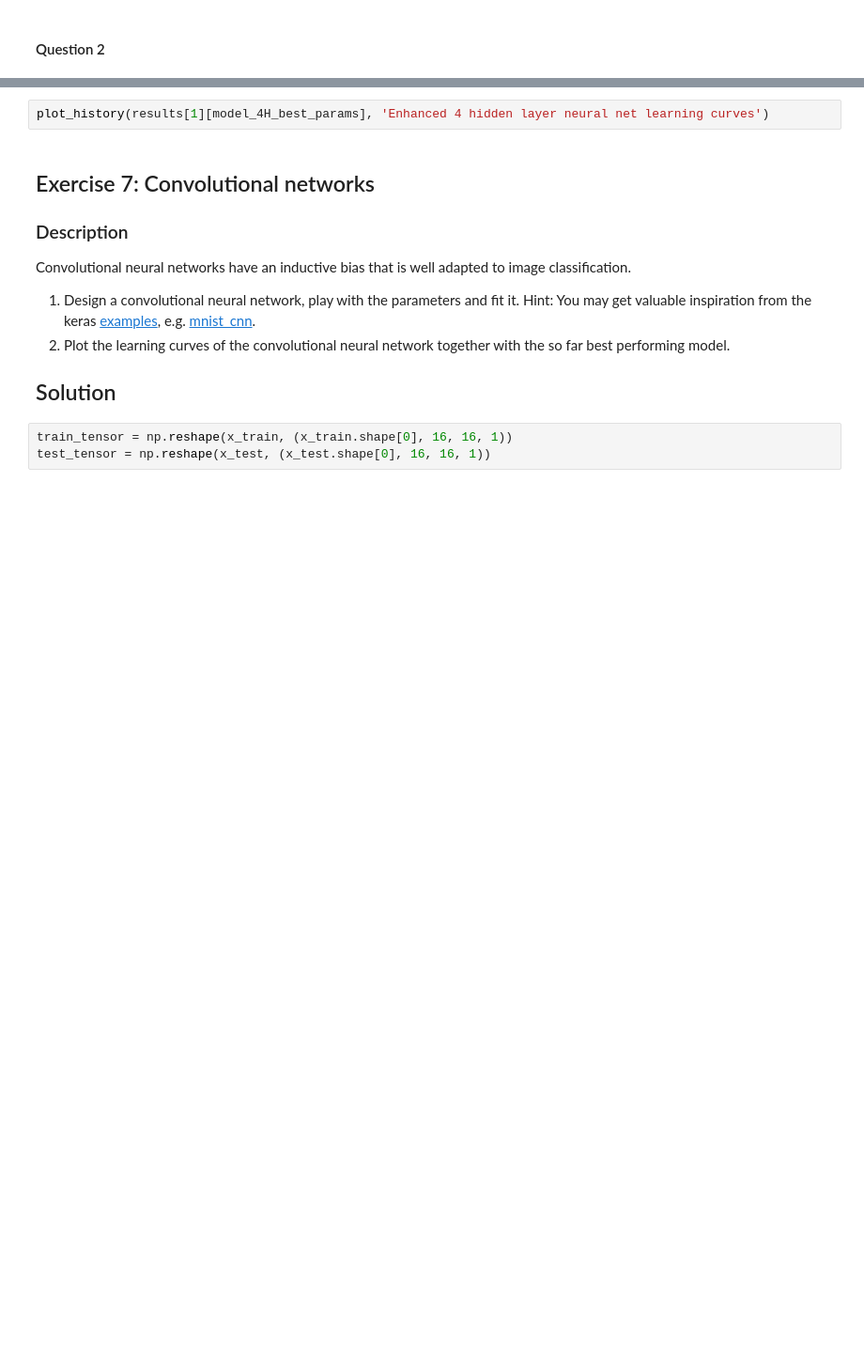
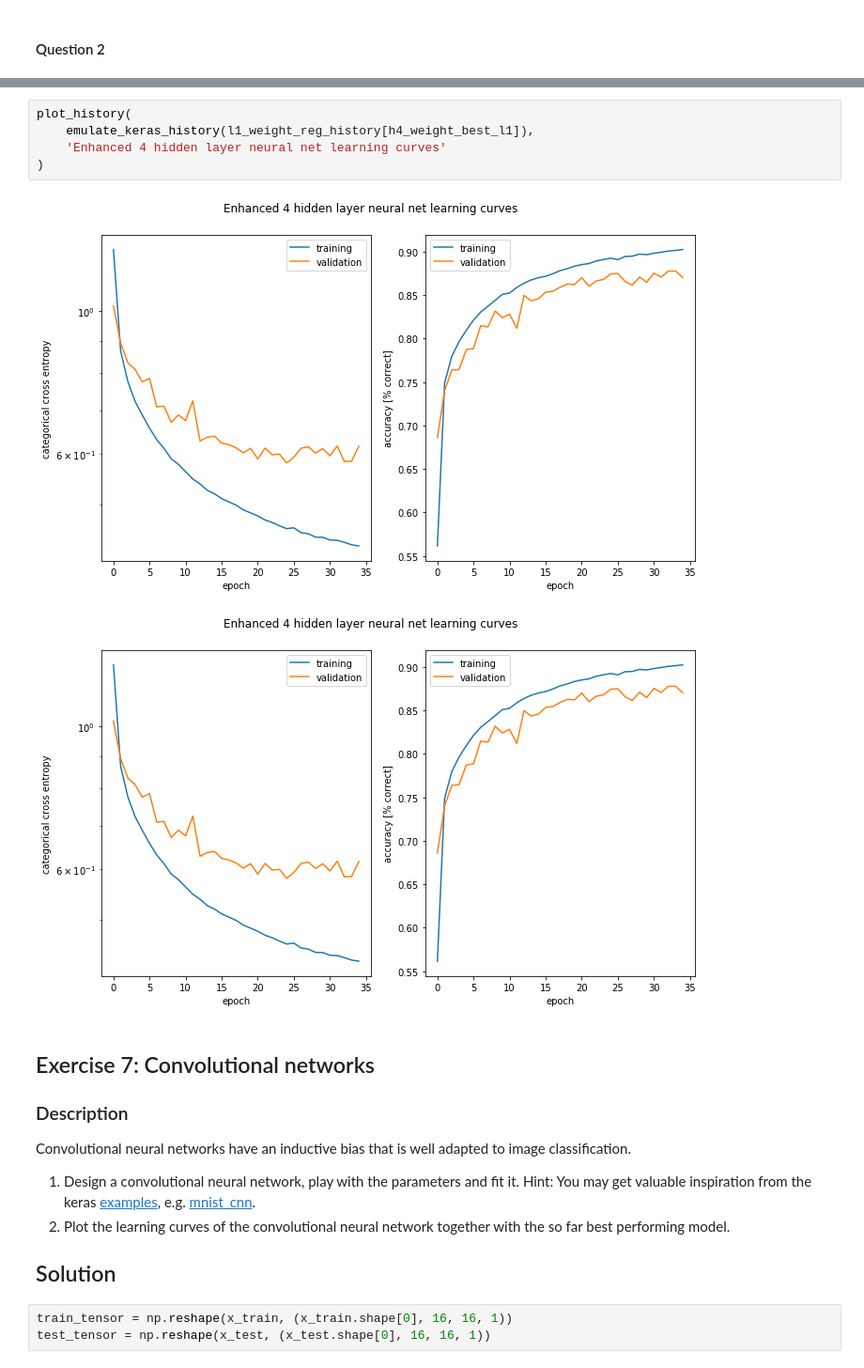
Before and after one commit to Amaumaury/ArtificialNeuralNetworks, a Jupyter notebook: miniproject1.ipynb, the cells around one changed output, grey strips where cells are left out. Shown at 94% size. Drawn from its saved outputs; the diff is of its cells as text; blank space fills up the shorter version.

```diff
--- a/miniproject1.ipynb
+++ b/miniproject1.ipynb
@@ -997,5 +1014,11 @@ plot_history(results[0][model_1H_best_params], 'Enhanced 1 hidden layer neural n
 # %%
-plot_history(results[1][model_4H_best_params], 'Enhanced 4 hidden layer neural net learning curves')
+plot_history(
+    emulate_keras_history(l1_weight_reg_history[h4_weight_best_l1]),
+    'Enhanced 4 hidden layer neural net learning curves'
+)
+# %% [output]
+[figure, added]
+[figure, added]
 # %% [markdown]
 ## Exercise 7: Convolutional networks
 
```
Also changed, not shown: parts of 3 cells of this notebook.
